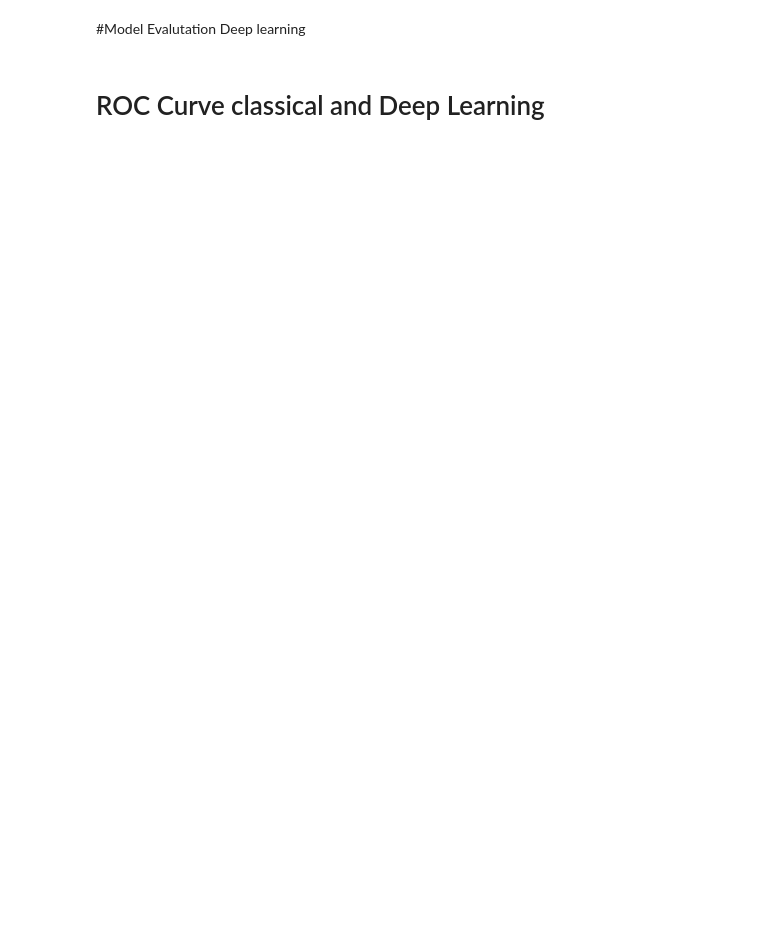
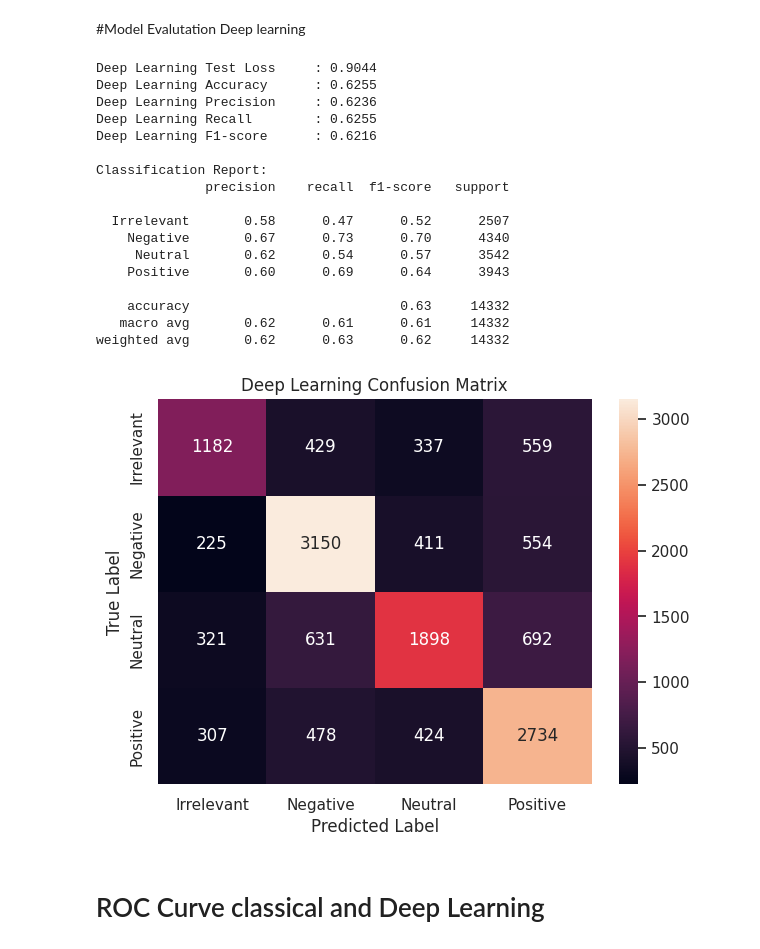
Before and after one commit to AswinG2003/NLP-Parallel-Project, a Jupyter notebook: NLP_Parallel_Project.ipynb, the cells around one changed output. Drawn from its saved outputs; the diff is of its cells as text; code cells hidden in the pictures; blank space fills up the shorter version.

```diff
--- a/NLP_Parallel_Project.ipynb
+++ b/NLP_Parallel_Project.ipynb
@@ -538,4 +698,52 @@ The Linear SVM model achieved an overall accuracy of 70.03%, outperforming Logis
 # %% [markdown]
 #Model Evalutation Deep learning
+# %%
+# Evaluate the Deep Learning model
+dl_loss, dl_accuracy = dl_model.evaluate(X_test_dl, y_test_dl, verbose=0)
+
+# Class predictions and probabilities
+y_prob_dl = dl_model.predict(X_test_dl, verbose=0)
+y_pred_dl = np.argmax(y_prob_dl, axis=1)
+
+dl_precision = precision_score(y_test_dl, y_pred_dl, average="weighted")
+dl_recall = recall_score(y_test_dl, y_pred_dl, average="weighted")
+dl_f1 = f1_score(y_test_dl, y_pred_dl, average="weighted")
+
+print(f"Deep Learning Test Loss     : {dl_loss:.4f}")
+print(f"Deep Learning Accuracy      : {dl_accuracy:.4f}")
+print(f"Deep Learning Precision     : {dl_precision:.4f}")
+print(f"Deep Learning Recall        : {dl_recall:.4f}")
+print(f"Deep Learning F1-score      : {dl_f1:.4f}")
+
+print("\nClassification Report:")
+print(classification_report(y_test_dl, y_pred_dl, target_names=label_encoder.classes_, zero_division=0))
+
+# Confusion matrix
+cm_dl = confusion_matrix(y_test_dl, y_pred_dl)
+plt.figure(figsize=(7, 5))
+sns.heatmap(cm_dl, annot=True, fmt="d", xticklabels=label_encoder.classes_, yticklabels=label_encoder.classes_)
+plt.xlabel("Predicted Label")
+plt.ylabel("True Label")
+plt.title("Deep Learning Confusion Matrix")
+plt.show()
+# %% [output]
+Deep Learning Test Loss     : 0.9044
+Deep Learning Accuracy      : 0.6255
+Deep Learning Precision     : 0.6236
+Deep Learning Recall        : 0.6255
+Deep Learning F1-score      : 0.6216
+
+Classification Report:
+              precision    recall  f1-score   support
+
+  Irrelevant       0.58      0.47      0.52      2507
+    Negative       0.67      0.73      0.70      4340
+     Neutral       0.62      0.54      0.57      3542
+    Positive       0.60      0.69      0.64      3943
+
+    accuracy                           0.63     14332
+   macro avg       0.62      0.61      0.61     14332
+weighted avg       0.62      0.63      0.62     14332
+[figure, added]
 # %% [markdown]
 # ROC Curve classical and Deep Learning
```
Also changed, not shown: parts of 20 cells of this notebook.
